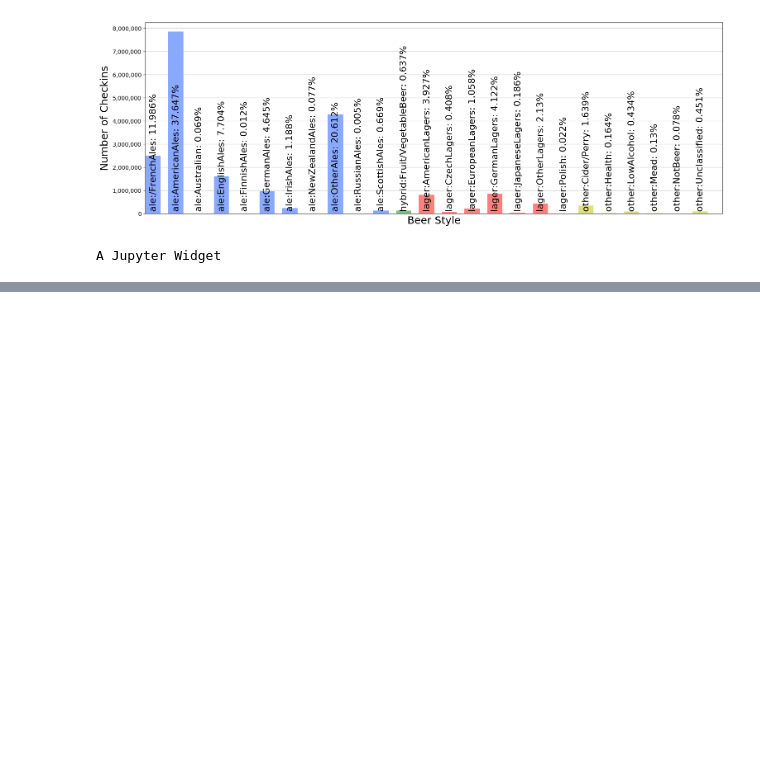
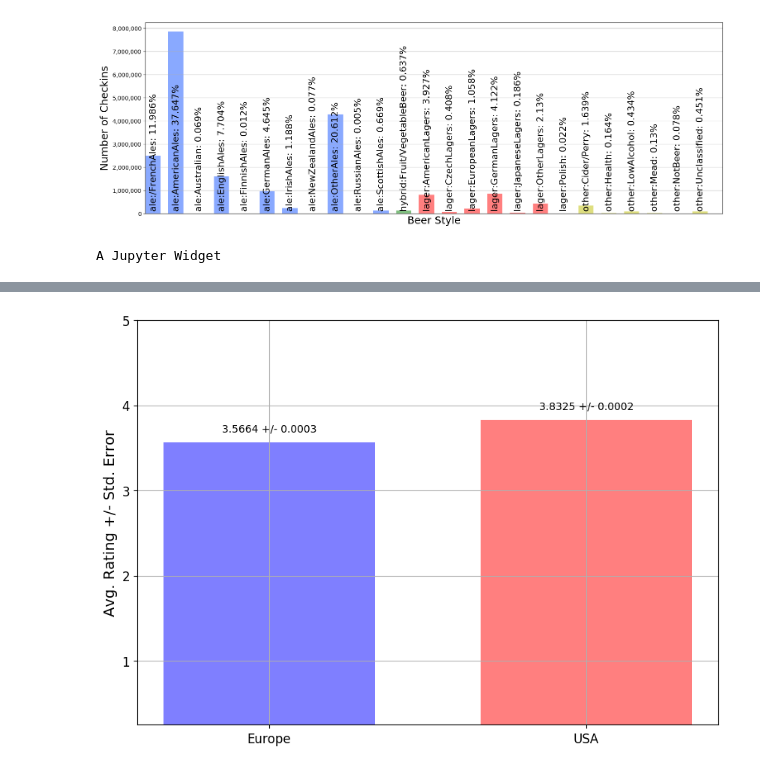
Before and after one commit to martinjc/pyconuk-2017-what-python-can-teach-us-about-beer, a Jupyter notebook: analysis/What Python can teach us about Beer.ipynb, the cells around one changed output, grey strips where cells are left out. Cells and saved outputs as stored; diff of their text form; code cells hidden in the pictures; blank space fills up the shorter version.

```diff
--- a/analysis/What Python can teach us about Beer.ipynb
+++ b/analysis/What Python can teach us about Beer.ipynb
@@ -972,0 +1020,46 @@ A Jupyter Widget
+# %%
+#already executed above
+eu = []
+us = []
+for city in tqdm_notebook(CITIES):
+    checkins = checkin_data[city]
+    for c in checkins:
+        rating_score = float(c['rating'])
+        if rating_score:
+            if city in EU_CITIES:
+                eu.append(rating_score)
+            else:
+                us.append(rating_score)
+
+eu = pandas.Series(eu)
+us = pandas.Series(us)
+# %%
+y = [eu.mean(),us.mean()]
+standard_error = [eu.sem(),us.sem()]
+
+xlabels = ['Europe','USA']
+bar_width = 2
+x = np.arange(0, len(y) * 3, 3)
+
+
+fig = plt.figure(figsize=(10, 7))
+fig.patch.set_facecolor('white')
+plt.tick_params(axis='both', which='major', labelsize=12)
+
+plt.bar(x, y, width=bar_width, color=['b','r'], alpha=0.5)
+plt.xticks(x, xlabels,rotation='horizontal')
+plt.ylabel('Avg. Rating +/- Std. Error', fontsize=14)
+# plt.xlim([-2,6])
+plt.ylim([.25,5])
+ax = plt.gca()
+rects = ax.patches
+
+labels = [str(format(y[i],'.4f')) + " +/- " + str(format(standard_error[i],'.4f')) for i in range(len(y))]
+
+for rect, label in zip(rects, labels):
+    height = rect.get_height()
+    plt.text(rect.get_x() + rect.get_width()/2, height + .1, label, ha='center', va='bottom')
+
+plt.show()
+# %% [output]
+[figure, added]
```
Also changed, not shown: parts of 4 cells of this notebook, 3 other files.
